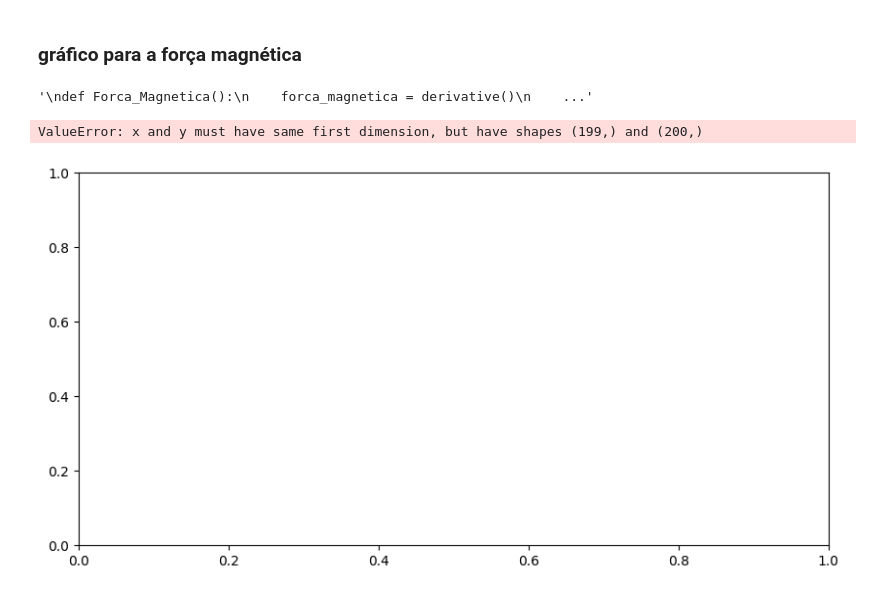
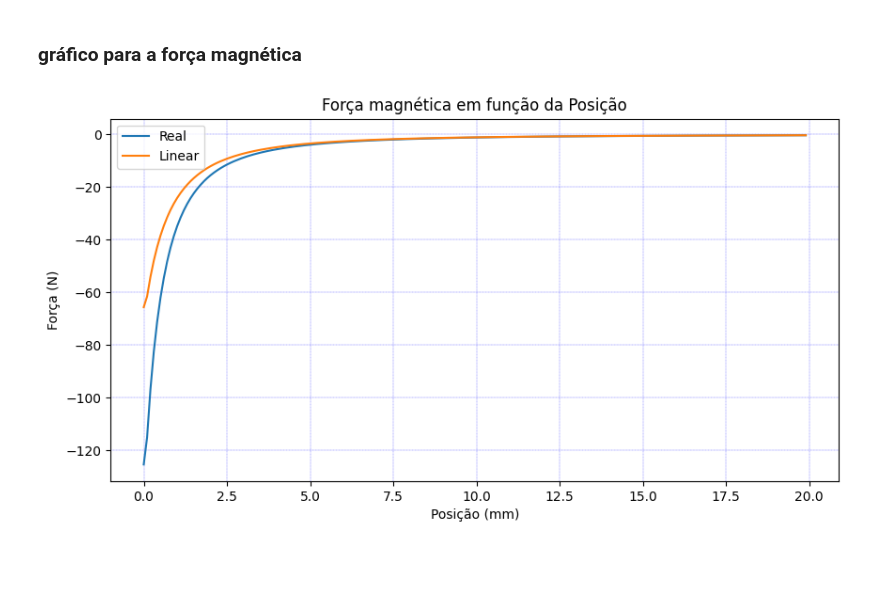
Before and after one commit to marcus-valmeida/Projeto-conversao, a Jupyter notebook: exercicio3/exercicio3.ipynb, the cells around one changed output. Cells and saved outputs as stored; diff of their text form; code cells hidden in the pictures; blank space fills up the shorter version.

Commit message:
grafico forca X posicao

```diff
--- a/exercicio3/exercicio3.ipynb
+++ b/exercicio3/exercicio3.ipynb
@@ -72,7 +73,7 @@ plt.show()
 # %%
 def Coenergia_forca(Interpolacao_H_B, Nf):
     # variação de x
-    x = np.linspace(0, 10, num_pontos)
+    x = np.linspace(0, 0.02, num_pontos)# 20 mm em metros
     # variação de Bm
     Bm = np.linspace(0, 1.2, num_pontos)
     # Corrente ficticia -> Inicia um vetor com todos os valores nulos
@@ -80,14 +81,16 @@ def Coenergia_forca(Interpolacao_H_B, Nf):
   # Fluxo concatenado
     fluxo_concatenado = np.zeros(num_pontos)
     Coenergia = np.zeros(num_pontos)
-    #CoenergiaNf1500 = np.zeros(num_pontos)
+
+    #caso onde não calculamos por bobina ficticia
+    CoenergiaN1000 = np.zeros(num_pontos)
 
 
     for j in range(len(x)-1):
       for b in range(len(Bm)):
 
         #If = (Hi*d + Bm*[x + g0]/U0) /Nf
-        If[b] = ((Interpolacao_H_B(Bm[b])*d) + (Bm[b]*(x[j]+g0)/U0))/Nf
+        If[b] = ((Interpolacao_H_B(Bm[b])*d) + ((Bm[b]*(x[j]+g0)/U0)))/Nf
 
         # λ =  Nf * Bm * Area_do_imã
         fluxo_concatenado[b] =  Nf*Bm[b]*Area
@@ -105,38 +108,40 @@ def Coenergia_forca(Interpolacao_H_B, Nf):
       #valores para coenergia
       Coenergia[j] = trapezoid(interpol_fluxo_concatenado,lim_int_fluxo_concatenado)
 
-    interpolacao_Co_energia_por_Posicao = CubicSpline(x[:len(x)-1],Coenergia[:len(x)-1])
-    #Foca = derivative(interpolacao_Co_energia_por_Posicao, x[:len(x)-1], dx=1/num_pontos) # Derivando o vetor de cooenergia
-    #Foca = np.diff(Coenergia) / np.diff(x)
-    #Foca = np.gradient(Coenergia, x)
-    # Derivada da coenergia
-    Foca = np.gradient(Coenergia, x[:len(Coenergia)])
 
+      Bop_normal = 1.08
+      Hop_normal = -31.14*1e+3
+      xop_normal = 0.5*1e-3
+      #valor da corrente quando está em operação normal
+      Iop_normal =   ((-Hop_normal*d) + Bop_normal*((xop_normal + g0)/U0))/Nf
 
-    return Foca, Coenergia[:len(Coenergia)-1],(x[:len(x)-1])
+      Iint_Nf_1000 =np.linspace(If_0,Iop_normal,num_pontos)
+      Fluxo_concat_Interpolado_Nf_1000 = interpolacao_fluxo_concatenado_If(Iint_Nf_1000)
+      CoenergiaN1000[j] = trapezoid(Fluxo_concat_Interpolado_Nf_1000,Iint_Nf_1000)
 
-    ...
-'''
-def Forca_Magnetica():
-    forca_magnetica = derivative()
-    ...'''
+    #caso de operação normal
+    if(Nf == 1000):
+      Forca = np.gradient(CoenergiaN1000[:len(x)-1], x[:len(x)-1])
+      return Forca, CoenergiaN1000[:len(CoenergiaN1000)-1],(x[:len(x)-1])
+
+    #caso da bobina ficticia
+    else:
+      Forca = np.gradient(Coenergia[:len(x)-1], x[:len(x)-1])
+      return Forca, Coenergia[:len(Coenergia)-1],(x[:len(x)-1])
-# %% [output]
-'\ndef Forca_Magnetica():\n    forca_magnetica = derivative()\n    ...'
 # %%
-# Calcular força e coenergia
+# ----- Cálculo -----
 Forca_real, Co_energia_real, posicao = Coenergia_forca(f_real, 1)
 Forca_linear, Co_energia_linear, posicao = Coenergia_forca(f_linear, 1)
 
-# Plot da força magnética em função da posição
+# ----- Plot -----
 plt.figure(figsize=[10,5])
-plt.plot(posicao*100, Forca_real, label="Real")    # x em cm
-plt.plot(posicao*100, Forca_linear, label="Linear")
-plt.xlabel("Posição (cm)")
+plt.plot(posicao*1000, Forca_real, label="Real")    # x em mm
+plt.plot(posicao*1000, Forca_linear, label="Linear")
+plt.xlabel("Posição (mm)")
 plt.ylabel("Força (N)")
 plt.title("Força magnética em função da Posição")
 plt.legend()
 plt.grid(True, which='both', linestyle='--', linewidth=0.2, color='blue')
 plt.show()
 # %% [output]
-ValueError: x and y must have same first dimension, but have shapes (199,) and (200,)
-[figure, old version]
+[figure, new version]
```
Also changed, not shown: parts of 4 cells of this notebook.
